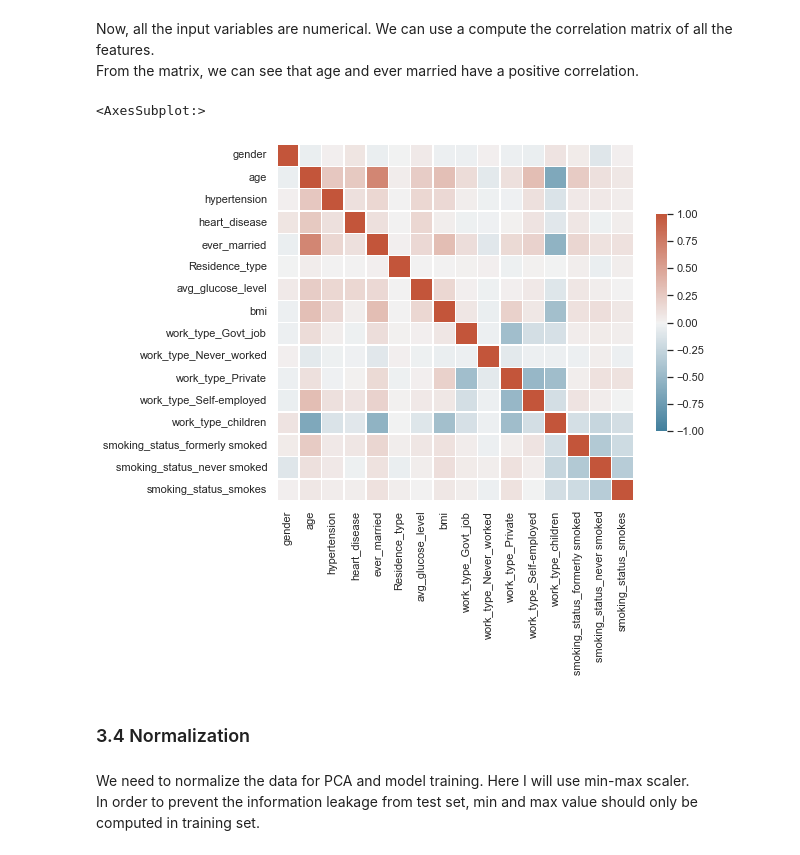
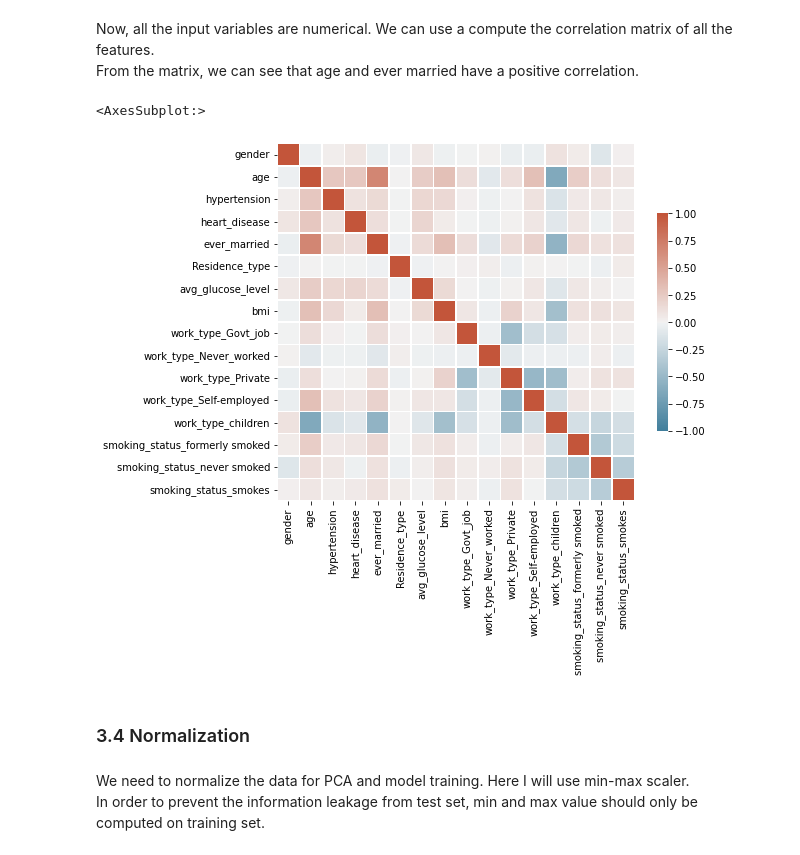
Before and after one commit to bowcai/Stroke-Prediction, a Jupyter notebook: stroke_prediction.ipynb, the cells around one changed output. Saved outputs shown, nothing was run; the diff lists cells and outputs as text; code cells hidden in the pictures.

```diff
--- a/stroke_prediction.ipynb
+++ b/stroke_prediction.ipynb
@@ -344,5 +348,5 @@ feature_cols.remove(target_col)
 # %% [markdown]
 Select 20% of the data as test set. Use stratified split to make the proportion of target class is the same in training and test set.
 # %%
-X_train, X_test, y_train, y_test = train_test_split(df[feature_cols], df[target_col],
-                                                    test_size = 0.2, stratify=df[target_col])
+X_train, X_test, y_train, y_test \
+    = train_test_split(df[feature_cols], df[target_col], test_size = 0.2, stratify=df[target_col])
@@ -363,31 +375,29 @@ X_test = X_test.fillna({'bmi': bmi_median})
 Now, all the input variables are numerical. We can use a compute the correlation matrix of all the features.
 From the matrix, we can see that age and ever married have a positive correlation.
 # %%
-sns.set_theme(style="white")
-
 # Compute the correlation matrix with pearson
 corr = X_train.corr(method='pearson')
 
 # Generate a mask for the upper triangle
 # mask = np.triu(np.ones_like(corr, dtype=bool))
 
 # Set up the matplotlib figure
 f, ax = plt.subplots(figsize=(8, 8))
 
 # Generate a custom diverging colormap
 cmap = sns.diverging_palette(230, 20, as_cmap=True)
 
 # Draw the heatmap with the mask and correct aspect ratio
 sns.heatmap(corr, cmap=cmap, vmax=1.0, vmin=-1.0, center=0,
             square=True, linewidths=.5, cbar_kws={"shrink": .5})
 # %% [output]
 <AxesSubplot:>
-[figure, old version]
+[figure, new version]
 # %% [markdown]
 ### 3.4 Normalization
 # %% [markdown]
 We need to normalize the data for PCA and model training. Here I will use min-max scaler.
-In order to prevent the information leakage from test set, min and max value should only be computed in training set.
+In order to prevent the information leakage from test set, min and max value should only be computed on training set.
 # %%
 scaler = MinMaxScaler()
 X_train = scaler.fit_transform(X_train)
```
Also changed, not shown: parts of 52 cells of this notebook.
